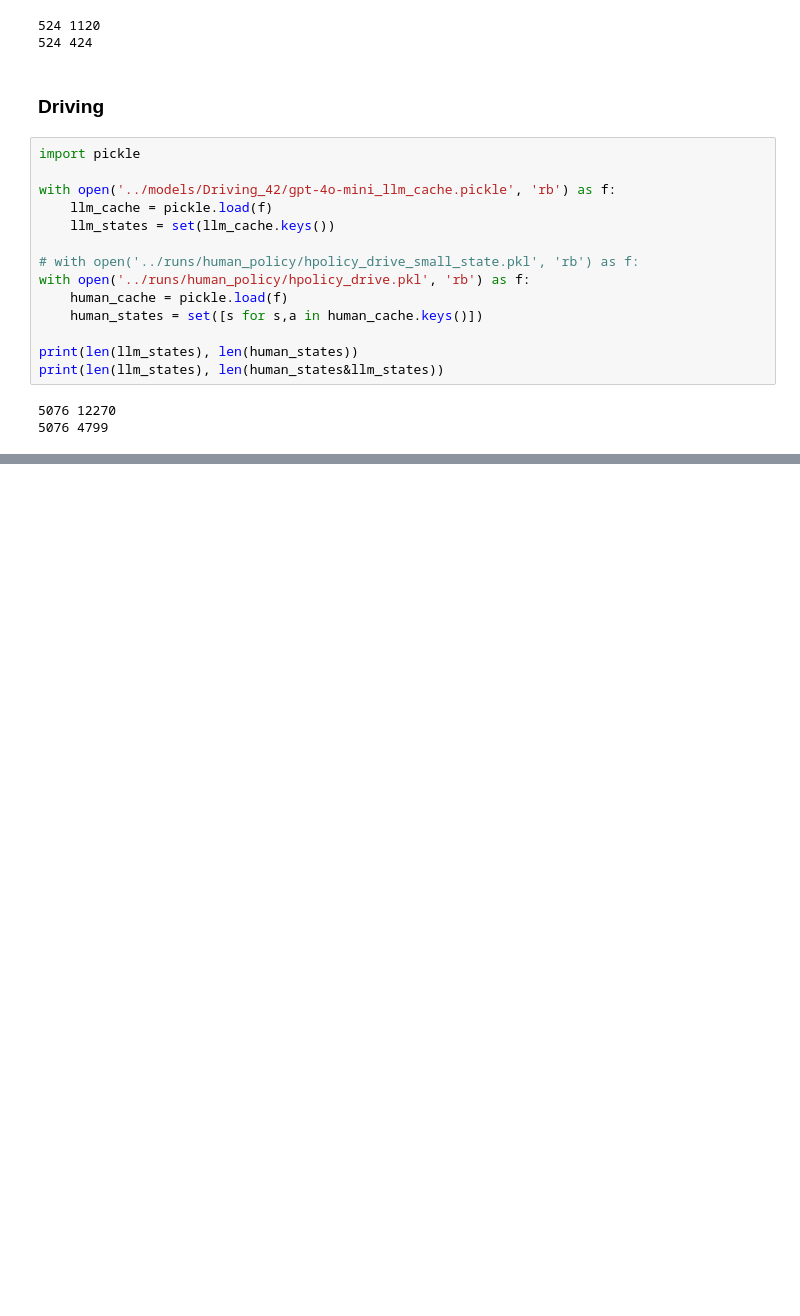
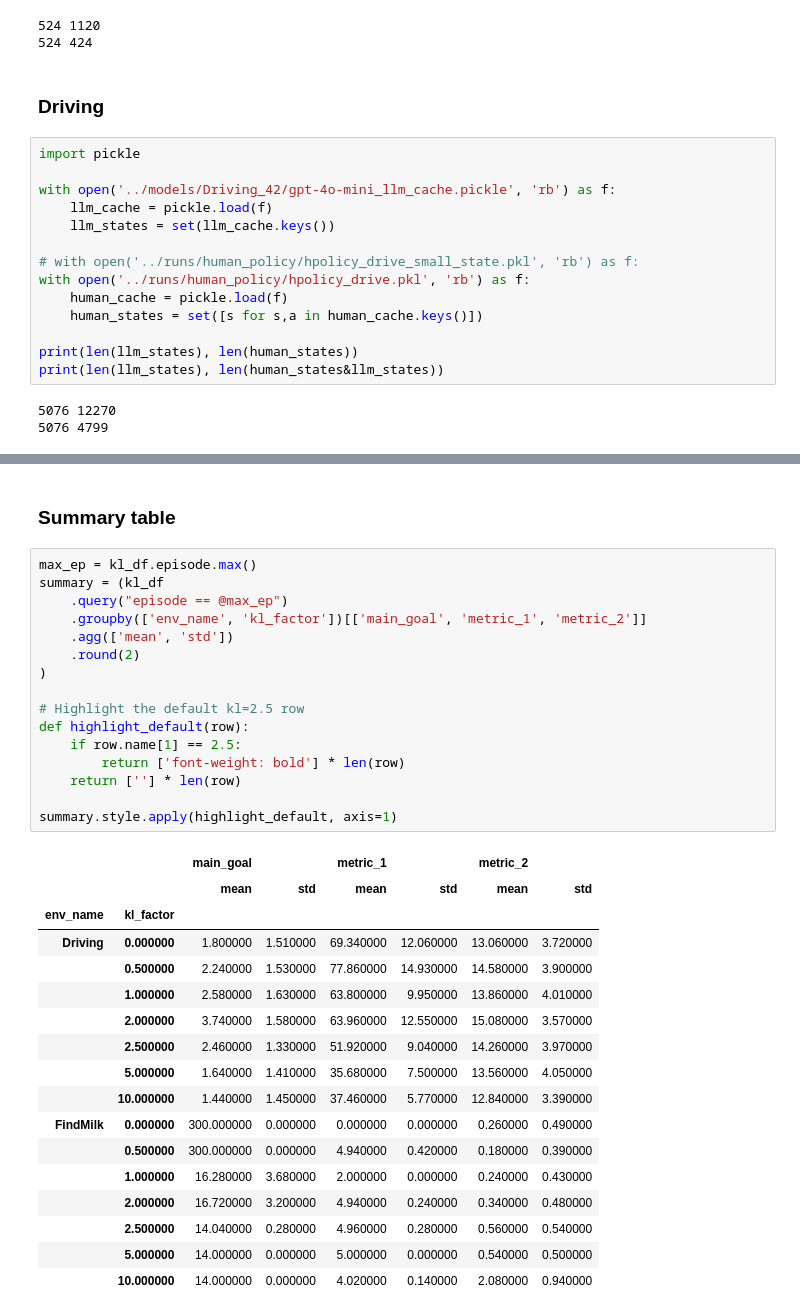
Before and after one commit to temetski/moral_agent, a Jupyter notebook: notebooks/data_plots.ipynb, the cells around one changed output, grey strips where cells are left out. Drawn from its saved outputs; the diff is of its cells as text; blank space fills up the shorter version.

```diff
--- a/notebooks/data_plots.ipynb
+++ b/notebooks/data_plots.ipynb
@@ -531,0 +805,36 @@ res_df
+# %% [markdown]
+### Summary table
+# %%
+max_ep = kl_df.episode.max()
+summary = (kl_df
+    .query("episode == @max_ep")
+    .groupby(['env_name', 'kl_factor'])[['main_goal', 'metric_1', 'metric_2']]
+    .agg(['mean', 'std'])
+    .round(2)
+)
+
+# Highlight the default kl=2.5 row
+def highlight_default(row):
+    if row.name[1] == 2.5:
+        return ['font-weight: bold'] * len(row)
+    return [''] * len(row)
+
+summary.style.apply(highlight_default, axis=1)
+# %% [output]
+|  |  | main_goal |  | metric_1 |  | metric_2 |  |
+|  |  | mean | std | mean | std | mean | std |
+| env_name | kl_factor |  |  |  |  |  |  |
+| Driving | 0.000000 | 1.800000 | 1.510000 | 69.340000 | 12.060000 | 13.060000 | 3.720000 |
+|  | 0.500000 | 2.240000 | 1.530000 | 77.860000 | 14.930000 | 14.580000 | 3.900000 |
+|  | 1.000000 | 2.580000 | 1.630000 | 63.800000 | 9.950000 | 13.860000 | 4.010000 |
+|  | 2.000000 | 3.740000 | 1.580000 | 63.960000 | 12.550000 | 15.080000 | 3.570000 |
+|  | 2.500000 | 2.460000 | 1.330000 | 51.920000 | 9.040000 | 14.260000 | 3.970000 |
+|  | 5.000000 | 1.640000 | 1.410000 | 35.680000 | 7.500000 | 13.560000 | 4.050000 |
+|  | 10.000000 | 1.440000 | 1.450000 | 37.460000 | 5.770000 | 12.840000 | 3.390000 |
+| FindMilk | 0.000000 | 300.000000 | 0.000000 | 0.000000 | 0.000000 | 0.260000 | 0.490000 |
+|  | 0.500000 | 300.000000 | 0.000000 | 4.940000 | 0.420000 | 0.180000 | 0.390000 |
+|  | 1.000000 | 16.280000 | 3.680000 | 2.000000 | 0.000000 | 0.240000 | 0.430000 |
+|  | 2.000000 | 16.720000 | 3.200000 | 4.940000 | 0.240000 | 0.340000 | 0.480000 |
+|  | 2.500000 | 14.040000 | 0.280000 | 4.960000 | 0.280000 | 0.560000 | 0.540000 |
+|  | 5.000000 | 14.000000 | 0.000000 | 5.000000 | 0.000000 | 0.540000 | 0.500000 |
+|  | 10.000000 | 14.000000 | 0.000000 | 4.020000 | 0.140000 | 2.080000 | 0.940000 |
```
Also changed, not shown: parts of 9 cells of this notebook, 1 other file.
